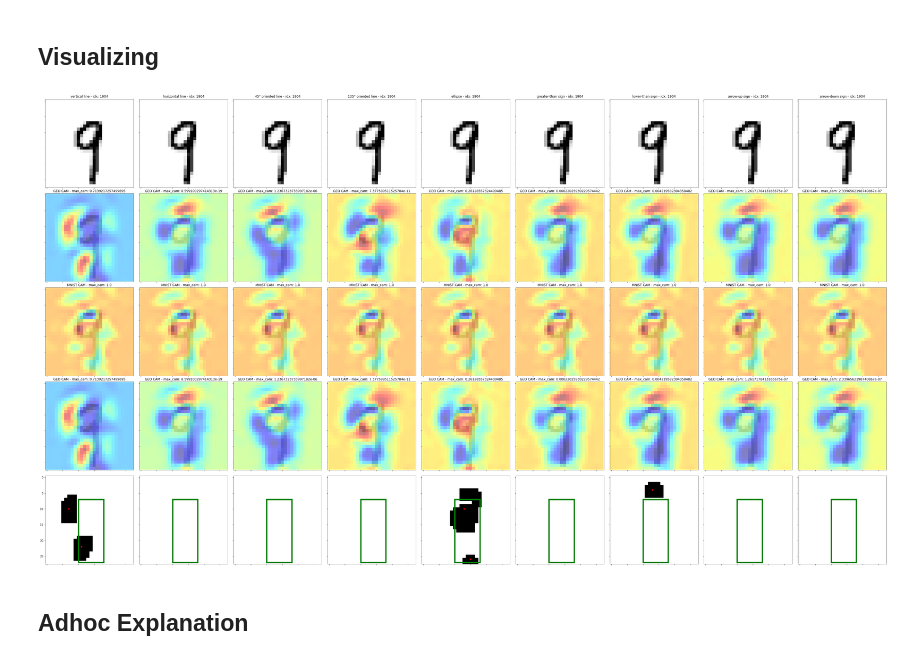
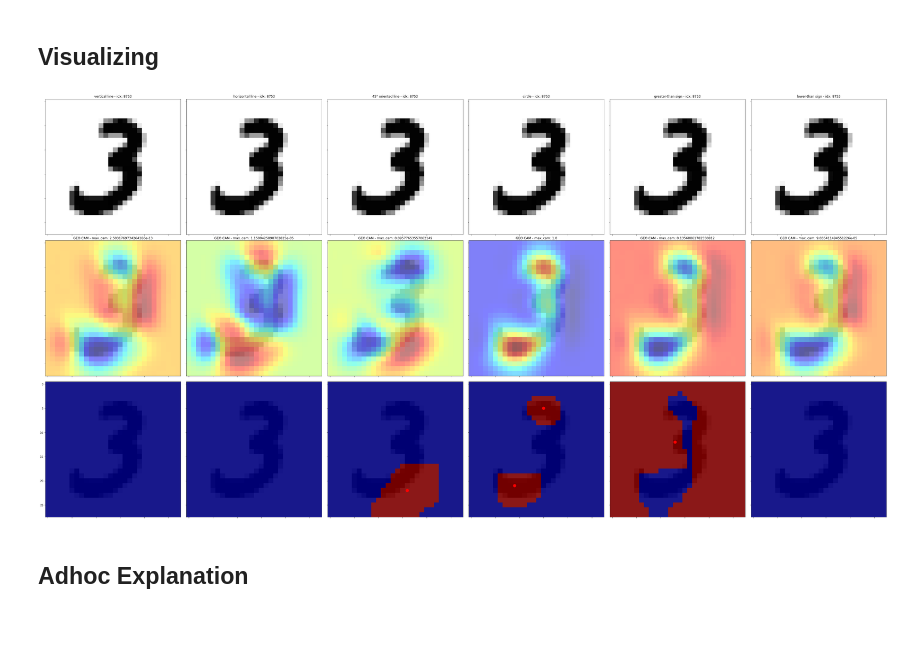
Before and after one commit to fsilvestrim/thesis, a Jupyter notebook: Geo_Cam.ipynb, the cells around one changed output. Cells and saved outputs as stored; diff of their text form; code cells hidden in the pictures; blank space fills up the shorter version.

```diff
--- a/Geo_Cam.ipynb
+++ b/Geo_Cam.ipynb
@@ -629,7 +629,10 @@ for layer in get_cam_layers(geo_model_copy)[0]:
 
 # MNIST - 1
 mnist_first_cnn = last = layers.Conv2D(filters=128, kernel_size=(3, 3), padding="same", activation="relu", name="mnist_first_conv")(geo_last)
+last = layers.MaxPooling2D(pool_size=(2, 2), strides=(1,1), padding='same')(last)
 last = layers.Conv2D(filters=64, kernel_size=(3, 3), padding="same", activation="relu")(last)
+last = layers.MaxPooling2D(pool_size=(2, 2), strides=(1,1), padding='same')(last)
+last = layers.Dropout(0.5)(last)
 last = layers.Conv2D(filters=32, kernel_size=(3, 3), padding="same", activation="relu", name="mnist_last_conv")(last)
 
 # mnist_first_cnn = last = layers.Conv2D(filters=32, kernel_size=(3, 3), padding="same", activation="relu", name="mnist_first_conv")(geo_last)
@@ -656,7 +659,7 @@ for layer in get_cam_layers(geo_model_copy)[1]:
 model_gcm = Model(inputs=input, outputs=last)
 model_gcm_complete = Model(inputs=input, outputs=[last, geo2_last])
 
-opt = keras.optimizers.Adam(learning_rate=0.004)
+opt = keras.optimizers.Adam(learning_rate=0.002)
 model_gcm.compile(loss="categorical_crossentropy", optimizer=opt, metrics=["accuracy"])
 
 # display
@@ -666,7 +669,7 @@ display(keras.utils.plot_model(model_gcm_complete, show_shapes=True, dpi=72))
 
 # train
 start_time = time.perf_counter()
-history_geocam = model_gcm.fit(mnist_train[0], mnist_train[1], batch_size=128, epochs=5, validation_split=0.2)
+history_geocam = model_gcm.fit(mnist_train[0], mnist_train[1], batch_size=128, epochs=15, validation_split=0.2)
 print("Training took: %.2f seconds" % (time.perf_counter() - start_time))
 
 # evaluate
@@ -1019,8 +1028,8 @@ model_gcmcam_v2_geo = Model([model_gcm_2_complete.inputs],
 samples = 100
 common_threshold = 0.7
 min_prediction_value = 0
-localization_check_enabled = True
-nr_top_prediction_considered = 1
+localization_check_enabled = False
+nr_top_prediction_considered = 2
 common_cam_method = grad_cam_m
 
 # Architectures
@@ -1038,7 +1047,7 @@ single_gcm_v2_settings = {'kdn':{'cnn_model':model_gcmcam_v2_geo, 'num_classes':
 
 masked_settings = {'kdn':{'cnn_model':model_gcmcam_geo, 'num_classes': dataset_num_classes, 'cam_method':common_cam_method, 'output_branch':1},
                    'pdn':{'cnn_model':model_gcmcam_mnist_last, 'num_classes': mnist_num_classes, 'cam_method':common_cam_method, 'output_branch':0},
-                   'use_mask':True, 'threshold':common_threshold, 'shape':mnist_shape}
+                   'use_mask':False, 'threshold':common_threshold, 'shape':mnist_shape}
 
 experiment_settings = masked_settings
 # %% [markdown]
@@ -1047,9 +1056,9 @@ experiment_settings = masked_settings
 vertical = 0
 horizontal = 1
 fwd_diagonal = 2
-ellipse = 4
-greather_than = 5
-lower_than = 6
+ellipse = 3 if dataset_name == "simple" else 4
+greather_than = 4 if dataset_name == "simple" else 5
+lower_than = 5 if dataset_name == "simple" else 6
 
 digits_descriptions = [
   [{'desc': dataset_labels[ellipse], 'pos':[(1, 0), (1, 1), (1, 2)]}], #0
@@ -1271,8 +1279,12 @@ plt.show()
 # %%
 warnings.simplefilter('ignore', UserWarning)
 
-# prediction based on conv output (5056, 6146, 2365, 2587, 5310, 6638, 1195) / 6222 / 5501
-test_image, test_label, test_idx = get_sample(mnist_test, 1904)
+show_geo_cam = True
+show_mnist_cam = False
+show_final_cam = False
+
+# prediction based on conv output (5056, 6146, 2365, 2587, 5310, 6638, 1195) / 6222 / 5501 //1904
+test_image, test_label, test_idx = get_sample(mnist_test, 8753)
 mnist_gcm_predictions = predict(model_gcm, test_image)
 mnist_gcm_prediction = np.argmax(mnist_gcm_predictions)
 
@@ -1281,57 +1293,60 @@ assert test_label == mnist_gcm_prediction, "Missmatched ids. Wanted %d, received
 # start plotting
 image_idx = 0
 fig = plt.figure(figsize=(56, 56))
-grid = ImageGrid(fig, 111, nrows_ncols=(5, len(dataset_labels)), axes_pad=0.3, label_mode="1")
+grid = ImageGrid(fig, 111, nrows_ncols=(2 + int(show_geo_cam) + int(show_mnist_cam) + int(show_final_cam), len(dataset_labels)), axes_pad=0.3, label_mode="1")
 
 # images
 for category in range(len(dataset_labels)):
   title = f"{dataset_labels[category]} - idx: {test_idx}"
   show_image(test_image, mnist_shape, title, ax=grid[image_idx])
   image_idx += 1
 
 # geocam
 cam_activations, cam_extra = get_experiment_cam_predictions_short(test_image, experiment_settings)
 
 # geo cam
-for category in range(len(dataset_labels)):
-  cam = cam_extra['geo_cams'][category]
-  title = f"GEO CAM - max_cam: {np.max(cam)}"
-  show_heatmap(test_image, cam, mnist_shape, True, title, ax=grid[image_idx])
-  image_idx += 1
+if show_geo_cam:
+  for category in range(len(dataset_labels)):
+    cam = cam_extra['geo_cams'][category]
+    title = f"GEO CAM - max_cam: {np.max(cam)}"
+    show_heatmap(test_image, cam, mnist_shape, True, title, ax=grid[image_idx])
+    image_idx += 1
 
 # minist cam
 cam = cam_extra['pd_cam']
-for category in range(len(dataset_labels)):
-  title = f"MNIST CAM - max_cam: {np.max(cam)}"
-  show_heatmap(test_image, cam, mnist_shape, True, title, ax=grid[image_idx])
-  image_idx += 1
+if show_mnist_cam:
+  for category in range(len(dataset_labels)):
+    title = f"MNIST CAM - max_cam: {np.max(cam)}"
+    show_heatmap(test_image, cam, mnist_shape, True, title, ax=grid[image_idx])
+    image_idx += 1
 
 # geocam cam
-for category in range(len(dataset_labels)):
-  cam = cam_activations[category]
-  title = f"GEO CAM - max_cam: {np.max(cam)}"
-  show_heatmap(test_image, cam, mnist_shape, True, title, ax=grid[image_idx])
-  image_idx += 1
+if show_final_cam:
+  for category in range(len(dataset_labels)):
+    cam = cam_activations[category]
+    title = f"GEO CAM - max_cam: {np.max(cam)}"
+    show_heatmap(test_image, cam, mnist_shape, True, title, ax=grid[image_idx])
+    image_idx += 1
 
 # geocam areas
 for category in range(len(dataset_labels)):
   camt = cam_extra['thresholds'][category]
   camp = cam_extra['centers'][category]
   bb = cam_extra['bounding_box']
 
+  grid[image_idx].imshow(camt, cmap='jet')
   grid[image_idx].imshow(resize_image(test_image, mnist_shape), cmap='Greys', alpha=0.1)
-  grid[image_idx].imshow(camt, cmap='Greys')
-  grid[image_idx].add_patch(plt.Rectangle((bb[0], bb[1]), bb[2], bb[3], angle=0, color='g', fill=None, lw=5))
+  # grid[image_idx].add_patch(plt.Rectangle((bb[0], bb[1]), bb[2], bb[3], angle=0, color='white', fill=None, lw=2, linestyle='dashed'))
 
   for center_idx in range(len(camp)):
     camp_center = camp[center_idx]
-    grid[image_idx].add_patch(plt.Circle(camp_center, 0.2, color='r'))
+    grid[image_idx].add_patch(plt.Circle(camp_center, 0.3, color='r'))
 
   image_idx += 1
 
 plt.show()
 # %% [output]
-[figure, old version]
+[figure, new version]
 # %% [markdown]
 ## Adhoc Explanation
 # %%
```
Also changed, not shown: parts of 17 cells of this notebook.
